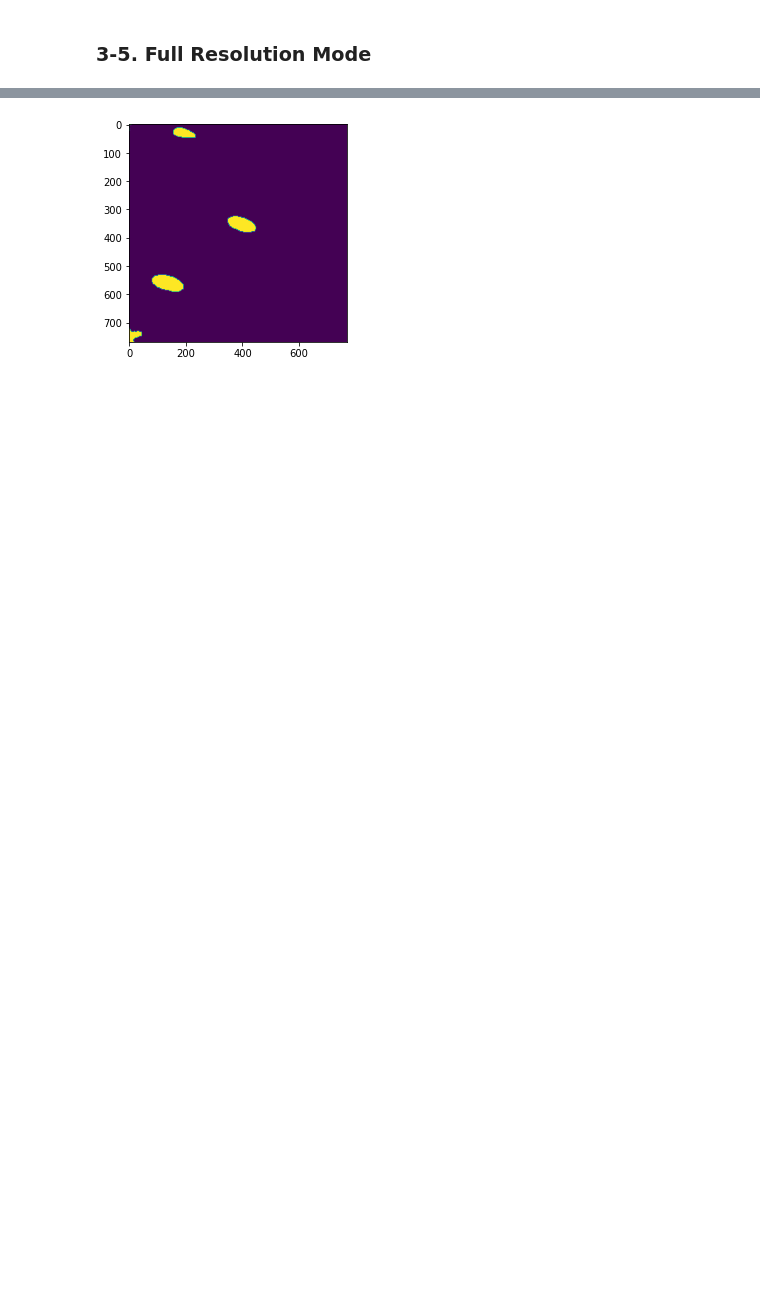
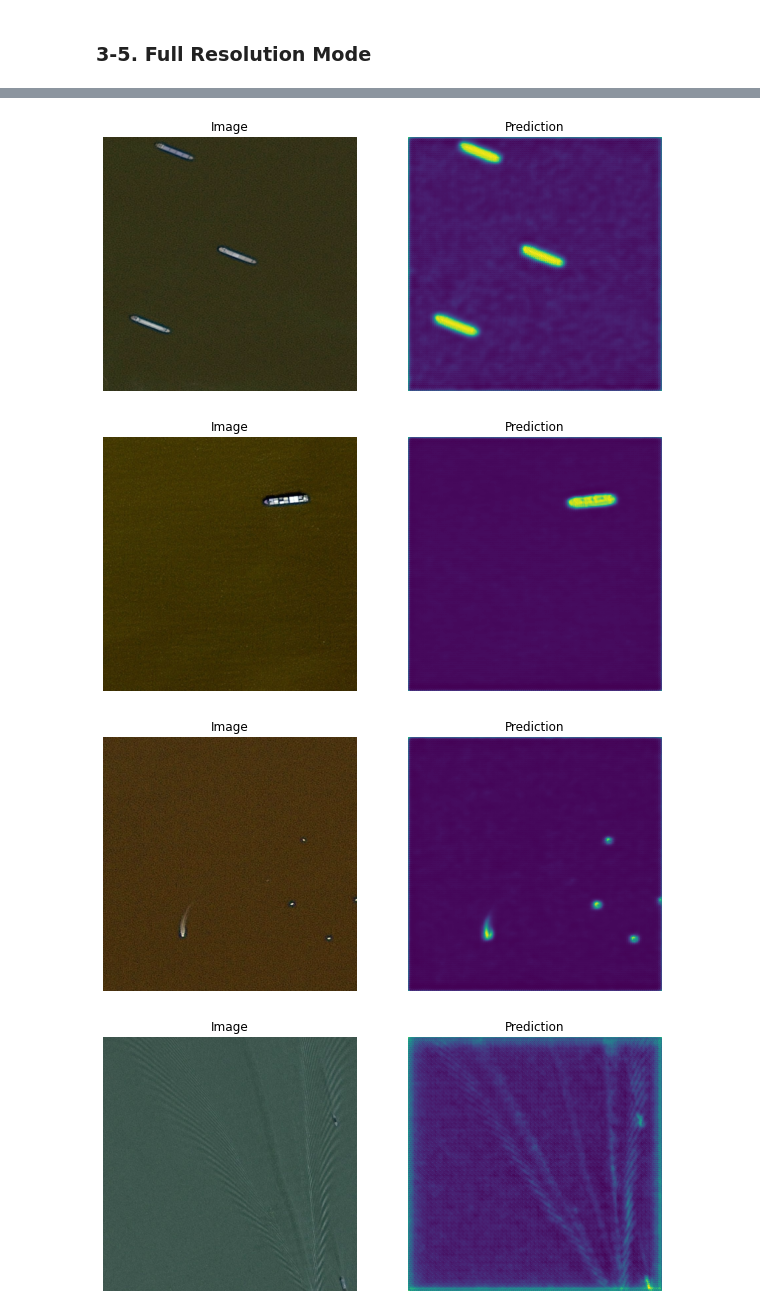
Before and after one commit to Andrii-Radyhin/Airbus-Ship-Detection-Challenge, a Jupyter notebook: notebooks/train.ipynb, the cells around one changed output, grey strips where cells are left out. Cells and saved outputs as stored; diff of their text form; code cells hidden in the pictures; blank space fills up the shorter version.

```diff
--- a/notebooks/train.ipynb
+++ b/notebooks/train.ipynb
@@ -306,3 +316,5 @@ ________________________________________________________________________________
+# %%
+seg_model = unet()
 # %% [markdown]
 ### 3-2. loss function
 # %%
@@ -428,9 +444,11 @@ WARNING:tensorflow:Compiled the loaded model, but the compiled metrics have yet
 # %%
-!pip install opencv-python
+#!pip install opencv-python
 import tensorflow as tf
 import cv2
 rgb_path = os.path.join(TEST_DIR,'00dc34840.jpg')#'00c3db267.jpg')
-img = cv2.imread(rgb_path)
+img = cv2.imread(rgb_path)/255
+img = img[::IMG_SCALING[0], ::IMG_SCALING[1]]
 img = tf.expand_dims(img, axis=0)
 pred = fullres_model.predict(img)
+print(pred[pred<0])
 # %% [output]
@@ -439,8 +456,34 @@ Requirement already satisfied: numpy>=1.14.5 in c:\users\andrey\anaconda3\envs\e
+# %%
+def gen_pred(test_dir, img, model):
+    rgb_path = os.path.join(TEST_DIR,img)
+    img = cv2.imread(rgb_path)
+    img = img[::IMG_SCALING[0], ::IMG_SCALING[1]]
+    img = cv2.cvtColor(img, cv2.COLOR_BGR2RGB)
+    img = img/255
+    img = tf.expand_dims(img, axis=0)
+    pred = model.predict(img)
+    pred = np.squeeze(pred, axis=0)
+    return cv2.imread(rgb_path), pred
 # %%
+from matplotlib import pyplot as plt
+test_imgs = ['00dc34840.jpg', '00c3db267.jpg', '00aa79c47.jpg', '00a3a9d72.jpg']
 %matplotlib inline
 
-from matplotlib import pyplot as plt
-plt.imshow(pred, interpolation=None)
-plt.show()
+rows = 1
+columns = 2
+for i in range(len(test_imgs)):
+    img, pred = gen_pred(TEST_DIR, test_imgs[i], fullres_model)
+    fig = plt.figure(figsize=(10, 7))
+    fig.add_subplot(rows, columns, 1)
+    plt.imshow(img)
+    plt.axis('off')
+    plt.title("Image")
+    fig.add_subplot(rows, columns, 2)
+    plt.imshow(pred, interpolation=None)
+    plt.axis('off')
+    plt.title("Prediction")
 # %% [output]
-[figure, old version]
+[figure, new version]
+[figure, added]
+[figure, added]
+[figure, added]
```
Also changed, not shown: parts of 18 cells of this notebook.
